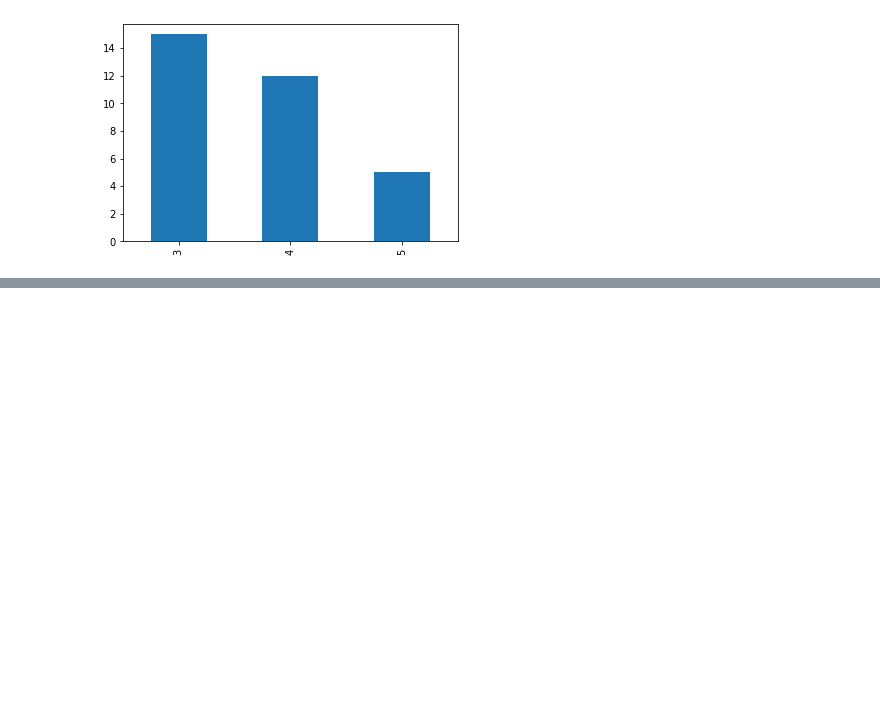
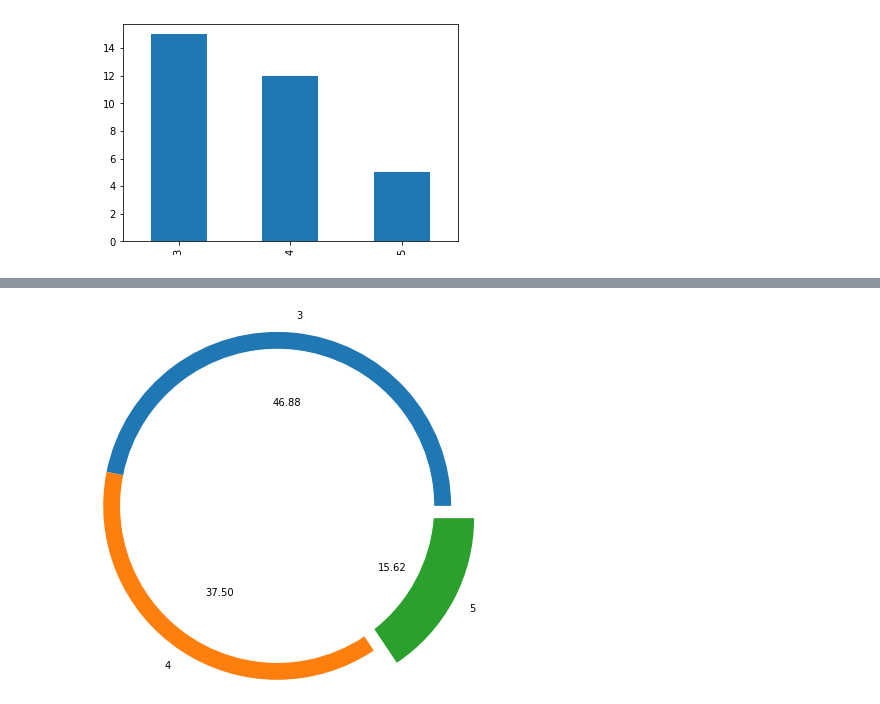
Before and after one commit to harshagiri/pydila, a Jupyter notebook: PandasDay2.ipynb, the cells around one changed output, grey strips where cells are left out. Saved outputs shown, nothing was run; the diff lists cells and outputs as text; code cells hidden in the pictures; blank space fills up the shorter version.

```diff
--- a/PandasDay2.ipynb
+++ b/PandasDay2.ipynb
@@ -192,0 +231,10 @@ vc.plot(kind='bar')
+# %%
+plt.pie(x=vc.values, labels=vc.index, autopct='%.2f', radius=2, explode=[0,0,0.3])
+
+circle = plt.Circle(xy=(0,0), radius = 1.8 , color='white', clip_on=False ) #doughnut plot
+axes = plt.gca()
+axes.add_artist(circle)
+
+plt.show()
+# %% [output]
+[figure, added]
```
Also changed, not shown: parts of 51 cells of this notebook.
